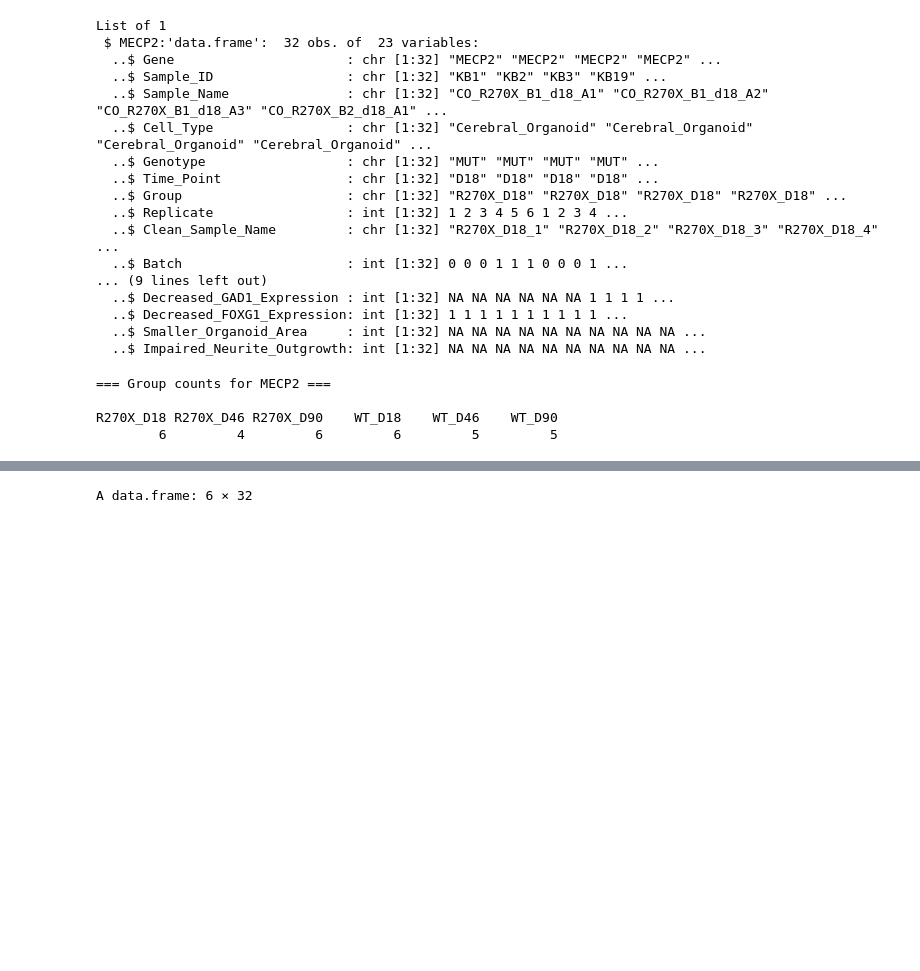
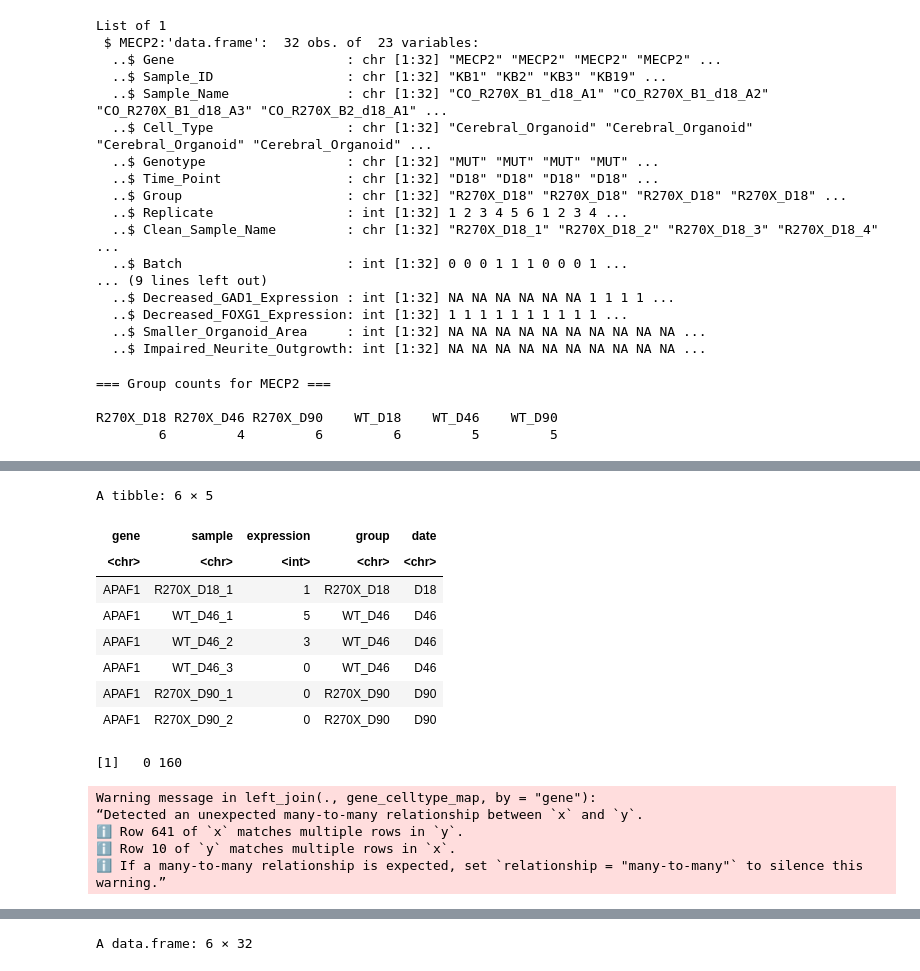
Before and after one commit to vhaghani26/Fink_Klaudia_RNAseq_2026, a Jupyter notebook: 20_Apoptotic_Marker_Box_Plots.ipynb, the cells around one changed output, grey strips where cells are left out. Drawn from its saved outputs; the diff is of its cells as text; code cells hidden in the pictures; blank space fills up the shorter version.

```diff
--- a/20_Apoptotic_Marker_Box_Plots.ipynb
+++ b/20_Apoptotic_Marker_Box_Plots.ipynb
@@ -57,0 +126,30 @@ R270X_D18 R270X_D46 R270X_D90    WT_D18    WT_D46    WT_D90
+# %%
+# Reshape data
+counts_long <- counts %>%
+  rownames_to_column(var = "gene") %>%
+  pivot_longer(
+    cols = -gene,
+    names_to = "sample",
+    values_to = "expression"
+  ) %>%
+  mutate(
+    group = gsub("_\\d+$", "", sample),
+    date = gsub(".*_", "", group)
+  )
+
+# View
+head(counts_long)
+# %% [output]
+A tibble: 6 × 5
+| gene | sample | expression | group | date |
+| <chr> | <chr> | <int> | <chr> | <chr> |
+| APAF1 | R270X_D18_1 | 1 | R270X_D18 | D18 |
+| APAF1 | WT_D46_1 | 5 | WT_D46 | D46 |
+| APAF1 | WT_D46_2 | 3 | WT_D46 | D46 |
+| APAF1 | WT_D46_3 | 0 | WT_D46 | D46 |
+| APAF1 | R270X_D90_1 | 0 | R270X_D90 | D90 |
+| APAF1 | R270X_D90_2 | 0 | R270X_D90 | D90 |
+# %%
+range(counts_long$expression)
+# %% [output]
+[1]   0 160
@@ -57,0 +174,17 @@ R270X_D18 R270X_D46 R270X_D90    WT_D18    WT_D46    WT_D90
+# %%
+# Create a data frame mapping each gene to its cell type
+gene_celltype_map <- data.frame(
+  gene = unlist(genes_of_interest, use.names = FALSE),
+  cell_type = rep(names(genes_of_interest), lengths(genes_of_interest))
+)
+
+# Merge the mapping with long counts data
+counts_long_mapped <- counts_long %>%
+  left_join(gene_celltype_map, by = "gene") %>%
+  filter(!is.na(cell_type))
+# %% [output]
+Warning message in left_join(., gene_celltype_map, by = "gene"):
+“Detected an unexpected many-to-many relationship between `x` and `y`.
+ℹ Row 641 of `x` matches multiple rows in `y`.
+ℹ Row 10 of `y` matches multiple rows in `x`.
+ℹ If a many-to-many relationship is expected, set `relationship = "many-to-many"` to silence this warning.”
```
Also changed, not shown: parts of 19 cells of this notebook, 4 other files.
